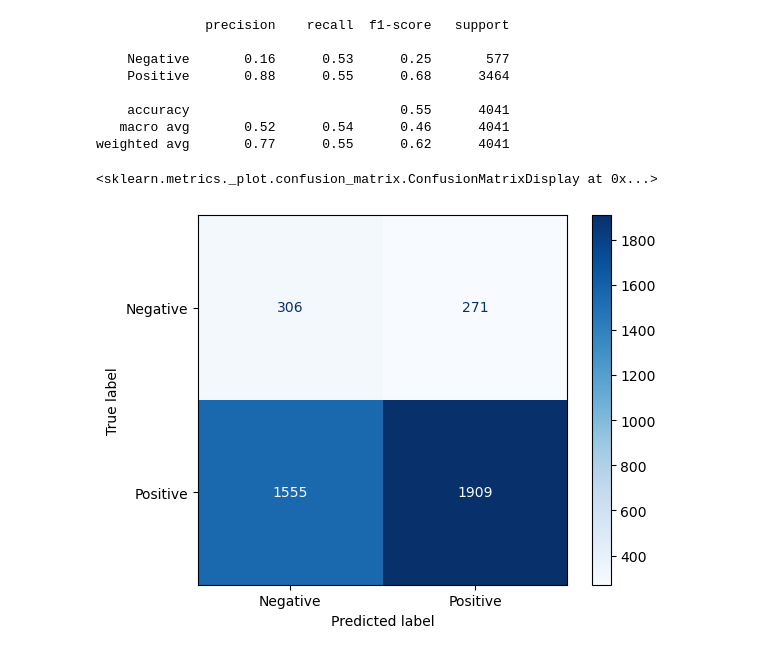
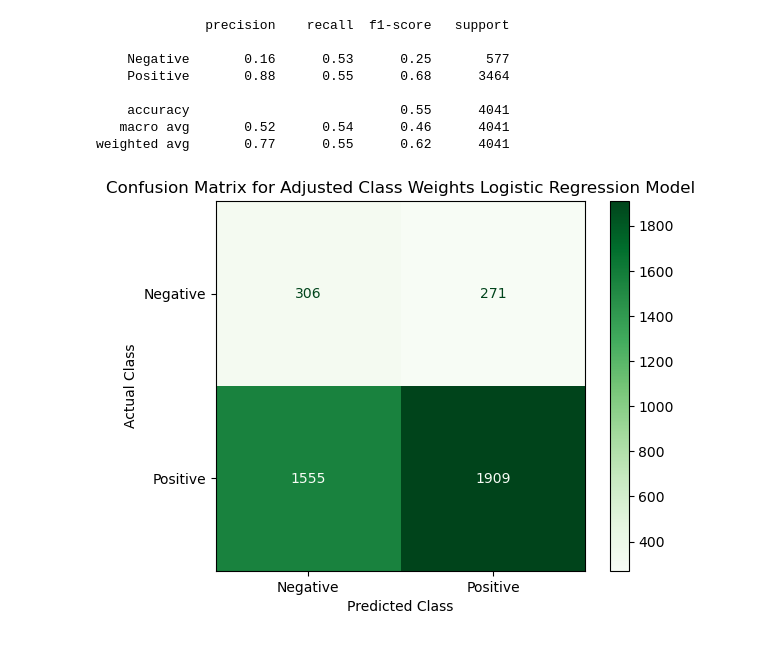
Before and after one commit to lucas-ben/mba-business-analytics, a Jupyter notebook: courses/predictive-modelling/midterm-project/OMIS_midterm.ipynb, the cells around one changed output. Saved outputs shown, nothing was run; the diff lists cells and outputs as text; code cells hidden in the pictures.

```diff
--- a/courses/predictive-modelling/midterm-project/OMIS_midterm.ipynb
+++ b/courses/predictive-modelling/midterm-project/OMIS_midterm.ipynb
@@ -270,8 +271,13 @@ print(classification_report(y_test, y_pred, target_names=lr_pipeline.classes_))
 weighted avg       0.77      0.55      0.62      4041
 # %%
 confusion_matrix = confusion_matrix(y_test, y_pred)
-display = ConfusionMatrixDisplay(confusion_matrix=confusion_matrix, display_labels=lr_pipeline.classes_)
-display.plot(cmap='Blues')
+display = ConfusionMatrixDisplay(confusion_matrix=confusion_matrix,
+                                 display_labels=lr_pipeline.classes_)
+
+display.plot(cmap='Greens')
+plt.xlabel("Predicted Class")
+plt.ylabel("Actual Class")
+plt.title("Confusion Matrix for Adjusted Class Weights Logistic Regression Model")
+plt.show()
 # %% [output]
-<sklearn.metrics._plot.confusion_matrix.ConfusionMatrixDisplay at 0x...>
-[figure, old version]
+[figure, new version]
```
Also changed, not shown: parts of 1 cell of this notebook.
